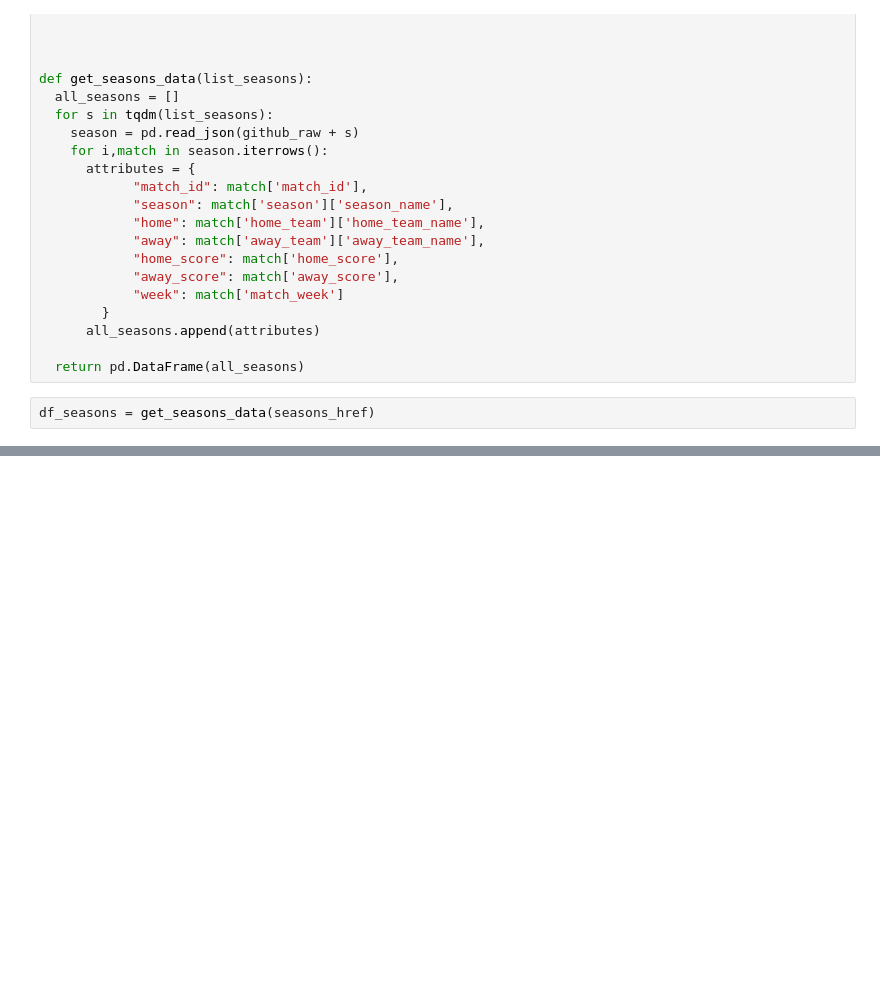
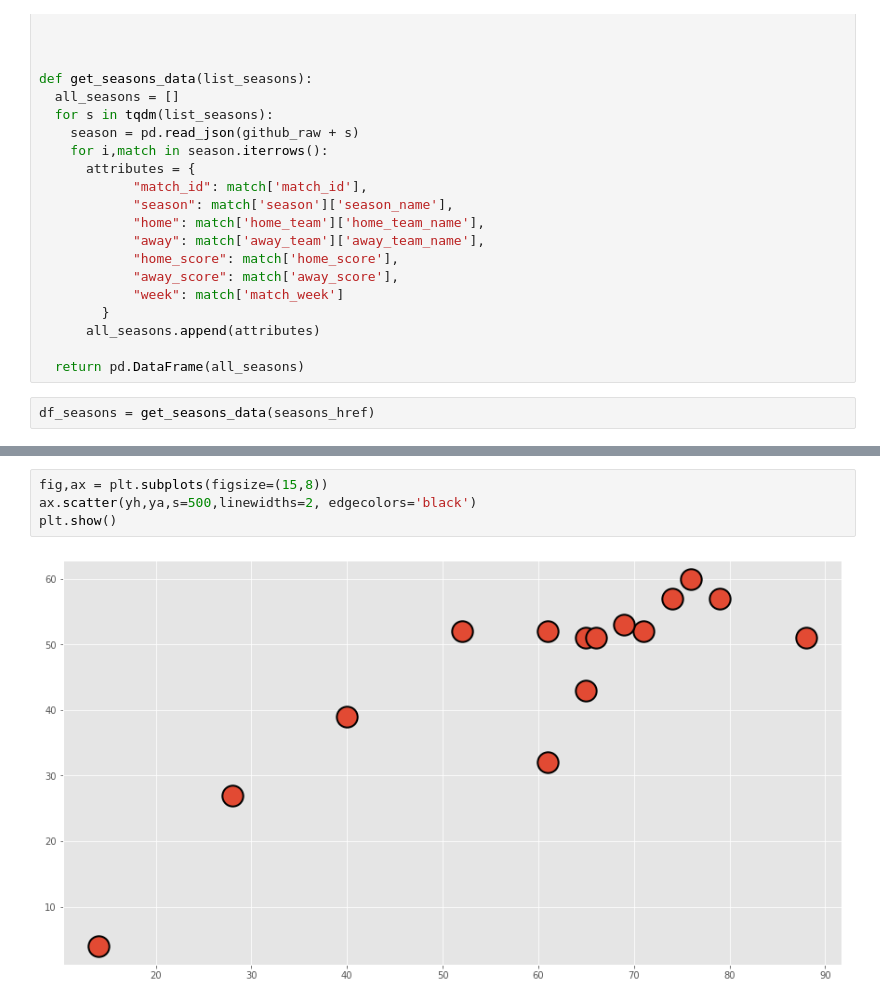
Before and after one commit to HLapendery/FootballAnalysis, a Jupyter notebook: LigaAnalysis.ipynb, the cells around one changed output, grey strips where cells are left out. Drawn from its saved outputs; the diff is of its cells as text; blank space fills up the shorter version.

```diff
--- a/LigaAnalysis.ipynb
+++ b/LigaAnalysis.ipynb
@@ -63,0 +96,6 @@ plt.show()
+# %%
+fig,ax = plt.subplots(figsize=(15,8))
+ax.scatter(yh,ya,s=500,linewidths=2, edgecolors='black')
+plt.show()
+# %% [output]
+[figure, added]
```
Also changed, not shown: parts of 3 cells of this notebook.
